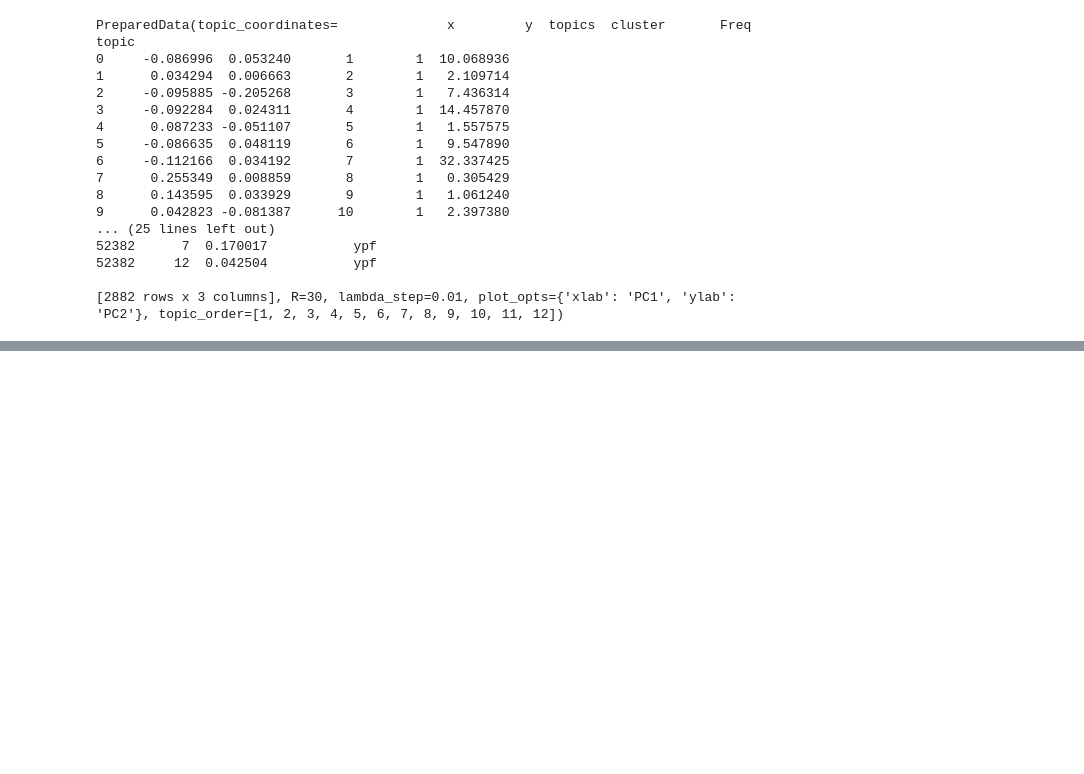
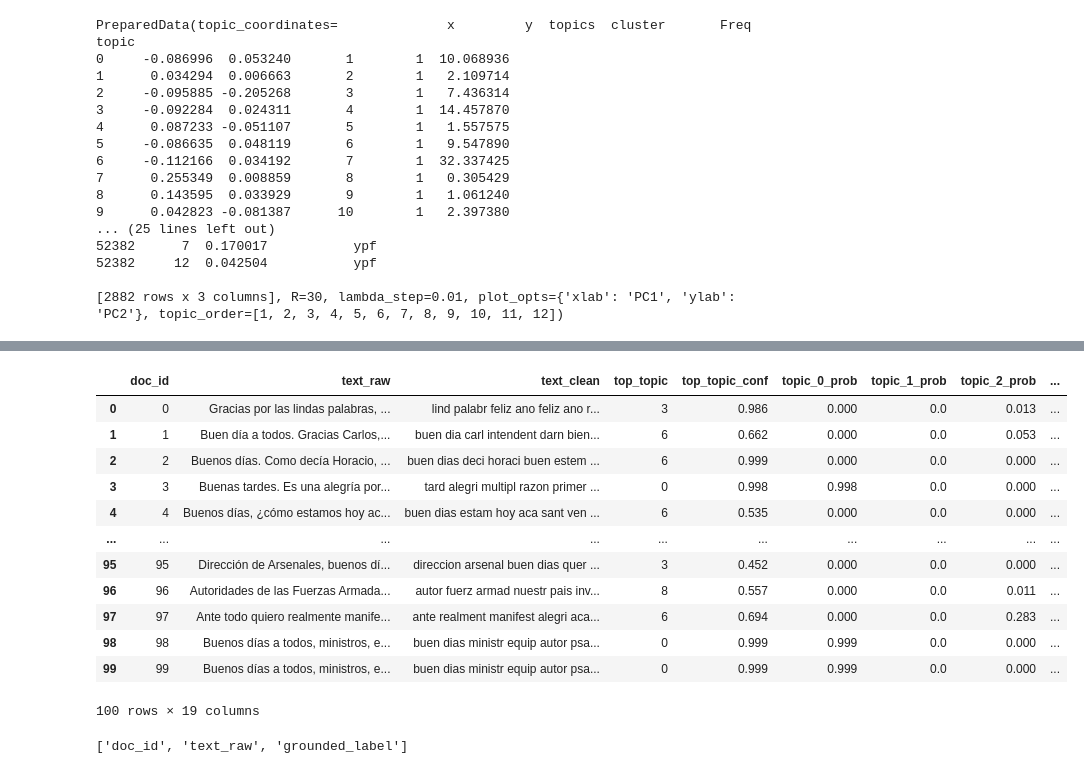
Before and after one commit to CharlyEstudio/data-science-portfolio, a Jupyter notebook: nlp_avanzado/m02_data_mining_mf_vs_topic_modeling/notebooks/reto.ipynb, the cells around one changed output, grey strips where cells are left out. Cells and saved outputs as stored; diff of their text form; code cells hidden in the pictures; blank space fills up the shorter version.

```diff
--- a/nlp_avanzado/m02_data_mining_mf_vs_topic_modeling/notebooks/reto.ipynb
+++ b/nlp_avanzado/m02_data_mining_mf_vs_topic_modeling/notebooks/reto.ipynb
@@ -294,0 +361,9 @@ topic
+# %%
+df_llm_labels = pd.DataFrame(llm_labels)
+df_topics = pd.merge(df_topics, df_llm_labels, on="topic_id", how="left")
+
+topic_label_map = df_llm_labels.set_index("topic_id")["llm_label"]
+df_docs["top_topic_label"] = df_docs["top_topic"].map(topic_label_map)
+
+print("df_topics sample with llm_label:")
+display(df_topics)
@@ -308,0 +410,46 @@ topic_terms = (
+# %%
+for i in range(num_docs):
+    r = df_docs.iloc[i]
+    doc_id = int(r["doc_id"]) if "doc_id" in r.index else int(i)
+    text = str(r.get("text_raw", "")).strip()
+
+    user_message = (
+        "A continuación tienes una lista de etiquetas candidatas (etiquetas - palabras clave):\n"
+        f"{candidates_text}\n\n"
+        "Texto a etiquetar:\n"
+        f"{text}\n\n"
+        "Elige UNA de esas etiquetas y RESPONDE SOLO con la etiqueta final en minúsculas, sin comillas ni "
+    )
+
+    response = client.chat.completions.create(
+        model="gpt-4.1-nano",
+        messages=[
+            {"role": "system", "content": system_message},
+            {"role": "user", "content": user_message},
+        ],
+        temperature=0.1
+    )
+
+    raw_label = response.choices[0].message.content.strip()
+    label = re.sub(r'^[`"\']+|[`"\']+$', '', raw_label).strip().lower()
+    label = re.sub(r'[ .,:;!¡?¿]+$', '', label)
+    rows.append({"doc_id": doc_id, "grounded_label": label})
+# %%
+df_llm = pd.DataFrame(rows)
+df_result = df_docs.merge(df_llm, on="doc_id", how="left")
+display(df_result.loc[: num_docs - 1], ["doc_id", "text_raw", "grounded_label"])
+# %% [output]
+|  | doc_id | text_raw | text_clean | top_topic | top_topic_conf | topic_0_prob | topic_1_prob | topic_2_prob | ... |
+| 0 | 0 | Gracias por las lindas palabras, ... | lind palabr feliz ano feliz ano r... | 3 | 0.986 | 0.000 | 0.0 | 0.013 | ... |
+| 1 | 1 | Buen día a todos. Gracias Carlos,... | buen dia carl intendent darn bien... | 6 | 0.662 | 0.000 | 0.0 | 0.053 | ... |
+| 2 | 2 | Buenos días. Como decía Horacio, ... | buen dias deci horaci buen estem ... | 6 | 0.999 | 0.000 | 0.0 | 0.000 | ... |
+| 3 | 3 | Buenas tardes. Es una alegría por... | tard alegri multipl razon primer ... | 0 | 0.998 | 0.998 | 0.0 | 0.000 | ... |
+| 4 | 4 | Buenos días, ¿cómo estamos hoy ac... | buen dias estam hoy aca sant ven ... | 6 | 0.535 | 0.000 | 0.0 | 0.000 | ... |
+| ... | ... | ... | ... | ... | ... | ... | ... | ... | ... |
+| 95 | 95 | Dirección de Arsenales, buenos dí... | direccion arsenal buen dias quer ... | 3 | 0.452 | 0.000 | 0.0 | 0.000 | ... |
+| 96 | 96 | Autoridades de las Fuerzas Armada... | autor fuerz armad nuestr pais inv... | 8 | 0.557 | 0.000 | 0.0 | 0.011 | ... |
+| 97 | 97 | Ante todo quiero realmente manife... | ante realment manifest alegri aca... | 6 | 0.694 | 0.000 | 0.0 | 0.283 | ... |
+| 98 | 98 | Buenos días a todos, ministros, e... | buen dias ministr equip autor psa... | 0 | 0.999 | 0.999 | 0.0 | 0.000 | ... |
+| 99 | 99 | Buenos días a todos, ministros, e... | buen dias ministr equip autor psa... | 0 | 0.999 | 0.999 | 0.0 | 0.000 | ... |
+100 rows × 19 columns
+['doc_id', 'text_raw', 'grounded_label']
```
Also changed, not shown: parts of 6 cells of this notebook.
